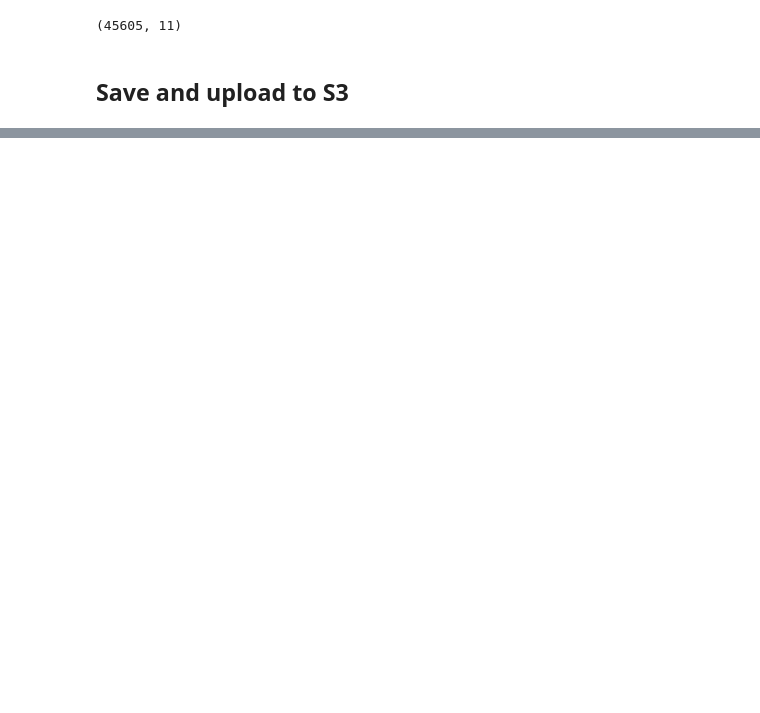
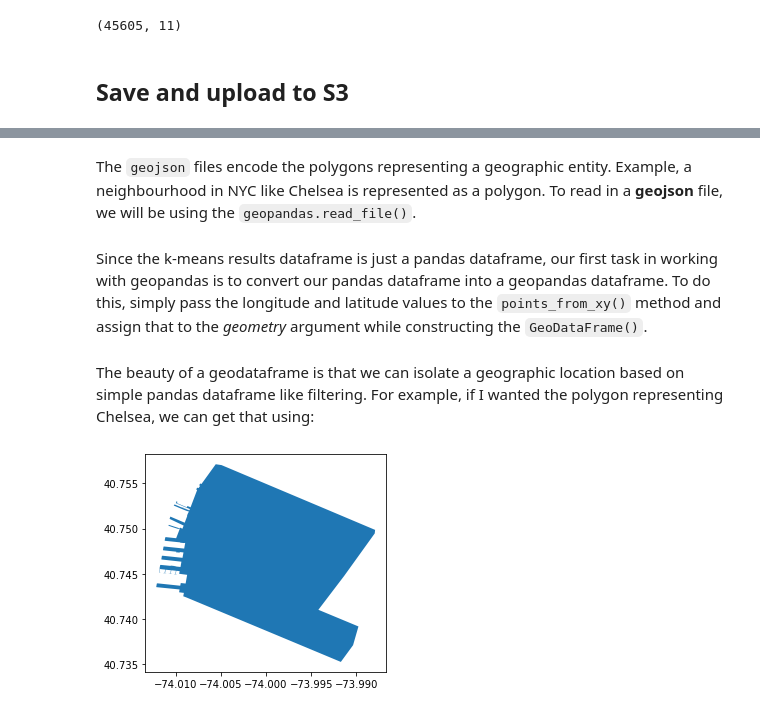
Before and after one commit to shravan-kuchkula/airbnb_nyc, a Jupyter notebook: notebooks/sk_18_k_means.ipynb, the cells around one changed output, grey strips where cells are left out. Cells and saved outputs as stored; diff of their text form; code cells hidden in the pictures; blank space fills up the shorter version.

```diff
--- a/notebooks/sk_18_k_means.ipynb
+++ b/notebooks/sk_18_k_means.ipynb
@@ -171,0 +203,12 @@ s3.upload_file(Bucket='skuchkula-sagemaker-airbnb',
+# %% [markdown]
+The `geojson` files encode the polygons representing a geographic entity. Example, a neighbourhood in NYC like Chelsea is represented as a polygon. To read in a **geojson** file, we will be using the `geopandas.read_file()`.
+# %%
+# data directory
+data_dir = "../data"
+raw_data = os.path.join(data_dir, "raw")
+
+# read in the data
+nbhoods = geopandas.read_file(os.path.join(raw_data, "neighbourhoods.geojson"))
+subway = geopandas.read_file(os.path.join(raw_data, "subway.geojson"))
+# %% [markdown]
+Since the k-means results dataframe is just a pandas dataframe, our first task in working with geopandas is to convert our pandas dataframe into a geopandas dataframe. To do this, simply pass the longitude and latitude values to the `points_from_xy()` method and assign that to the *geometry* argument while constructing the `GeoDataFrame()`.
@@ -171,0 +219,8 @@ s3.upload_file(Bucket='skuchkula-sagemaker-airbnb',
+# %% [markdown]
+The beauty of a geodataframe is that we can isolate a geographic location based on simple pandas dataframe like filtering. For example, if I wanted the polygon representing Chelsea, we can get that using:
+# %%
+# get chelsea neighborhood
+chelsea = nbhoods[nbhoods.neighbourhood == 'Chelsea'].geometry
+ax=chelsea.plot()
+# %% [output]
+[figure, added]
```
Also changed, not shown: parts of 15 cells of this notebook, 3 other files.
